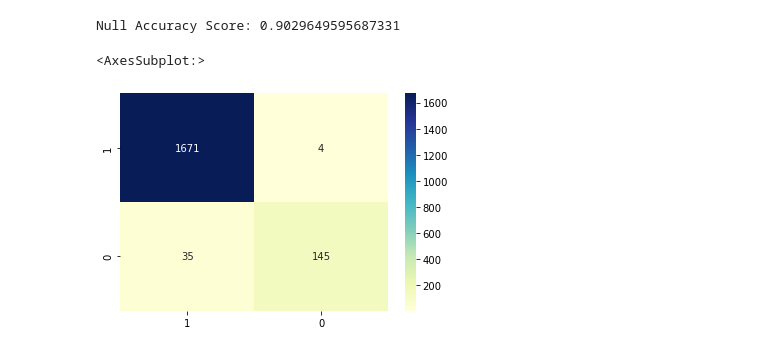
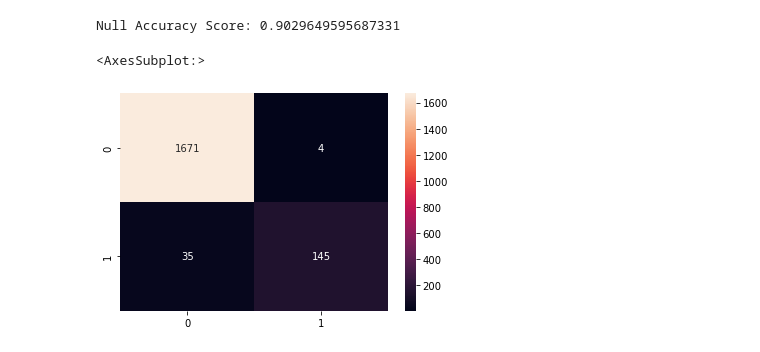
Before and after one commit to JJLEE-20194099/machine_learning_from_zero_to_hero_course, a Jupyter notebook: SVM/SVM_Classification.ipynb, the cells around one changed output. Drawn from its saved outputs; the diff is of its cells as text; code cells hidden in the pictures.

```diff
--- a/SVM/SVM_Classification.ipynb
+++ b/SVM/SVM_Classification.ipynb
@@ -212,10 +212,8 @@ print("Null Accuracy Score:", null_accuracy_score)
 # %% [output]
 Null Accuracy Score: 0.9029649595687331
 # %%
-cm_matrix = pd.DataFrame(data=confusion_matrix(y_test, y_test_pred), columns=['1', '0'],
-                                 index=['1', '0'])
-
-sns.heatmap(cm_matrix, annot=True, fmt='d', cmap='YlGnBu')
+cm_matrix = pd.DataFrame(data=confusion_matrix(y_test, y_test_pred))
+sns.heatmap(cm_matrix, annot=True, fmt='d')
 # %% [output]
 <AxesSubplot:>
-[figure, old version]
+[figure, new version]
```
Also changed, not shown: parts of 1 cell of this notebook.
